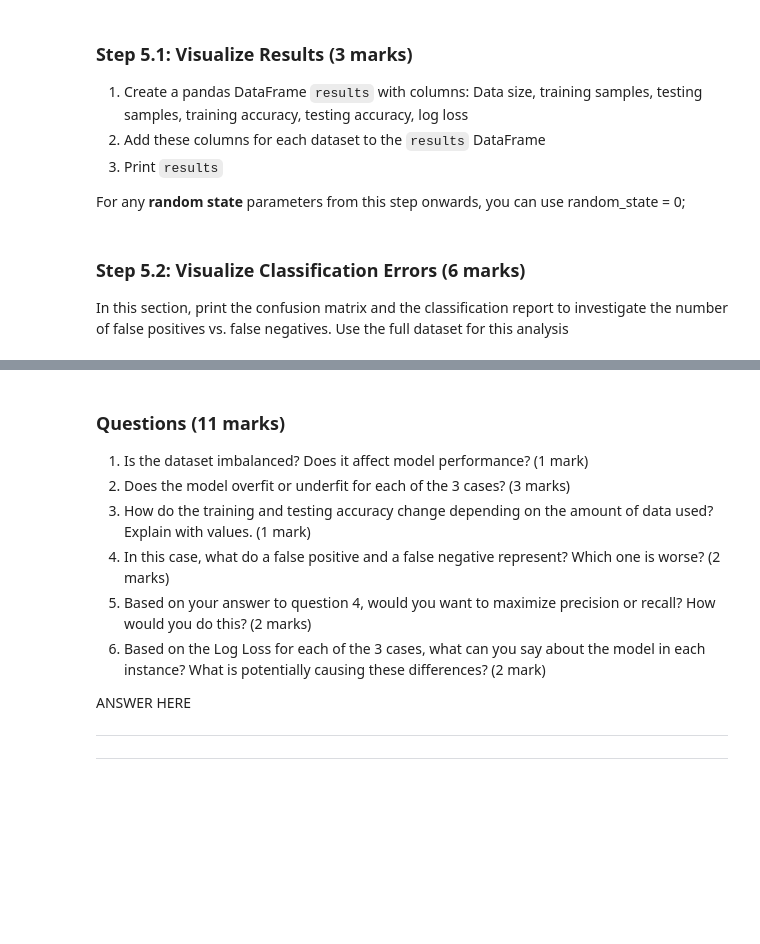
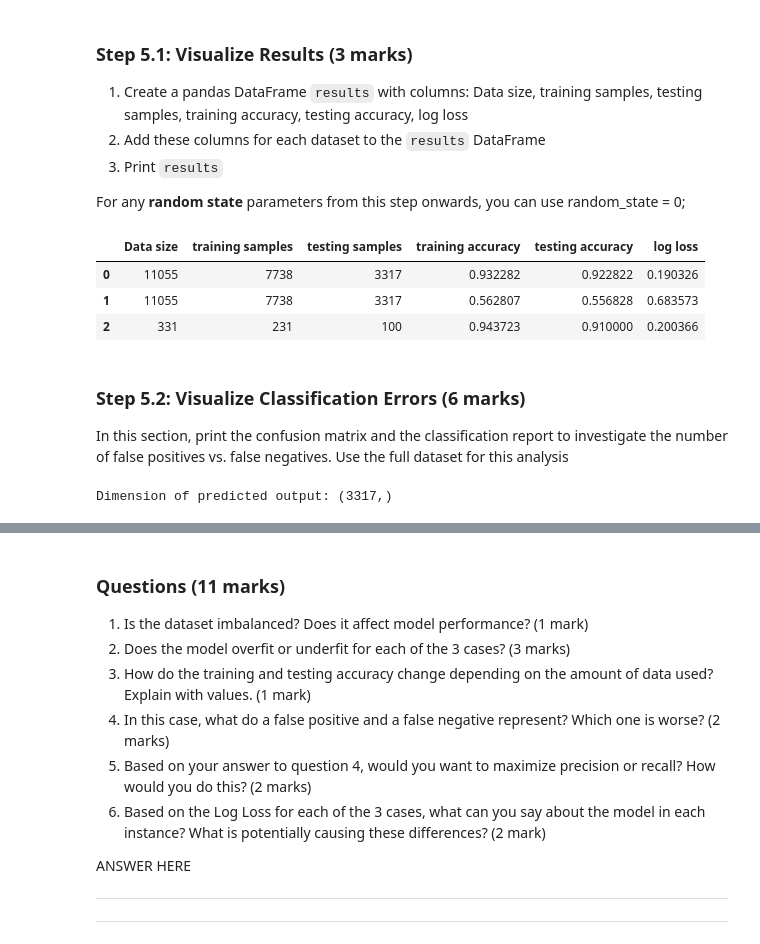
Before and after one commit to ChisomOnyeukwu/engg680_2024_fall, a Jupyter notebook: Lab_Assignment3/Assignment3.ipynb, the cells around one changed output, grey strips where cells are left out. Drawn from its saved outputs; the diff is of its cells as text; code cells hidden in the pictures; blank space fills up the shorter version.

Commit message:
Concluding step 5.2 of section 2

```diff
--- a/Lab_Assignment3/Assignment3.ipynb
+++ b/Lab_Assignment3/Assignment3.ipynb
@@ -598,3 +668,53 @@ For any **random state** parameters from this step onwards, you can use random_s
+# %%
+#TO DO: Complete steps 3,4, and 5.1 in this code block (Total 27 marks)
+
+# Note: 70% training set, 30% testing set
+# HINT: create a function that calculates all required information
+
+from sklearn.metrics import log_loss
+
+# Creating an empty DataFrame to store the results
+results = pd.DataFrame(columns=['Data size', 'training samples', 'testing samples', 'training accuracy', 'testing accuracy', 'log loss'])
+
+# Inputing function to calculate and return required information
+def calculate_metrics(X_data, y_data):
+    X_train, X_test, y_train, y_test = train_test_split(X_data, y_data, test_size=0.3, random_state=0)
+    model = LogisticRegression(max_iter=2000, random_state=0)
+    model.fit(X_train, y_train)
+
+    train_accuracy = model.score(X_train, y_train)
+    test_accuracy = model.score(X_test, y_test)
+
+    # Calculating the log loss
+    logloss = log_loss(y_test, model.predict_proba(X_test))
+
+    return pd.DataFrame([
+     {
+        'Data size': len(X_data),
+        'training samples': len(X_train),
+        'testing samples': len(X_test),
+        'training accuracy': train_accuracy,
+        'testing accuracy': test_accuracy,
+        'log loss': logloss,
+    }
+])
+
+# Calculate metics for the full dataset
+results = pd.concat([results, calculate_metrics(X, y['result'])], ignore_index=True)
+
+# Calculate metrics for the first two columns
+results = pd.concat([results, calculate_metrics(X.iloc[:, :2], y['result'])], ignore_index=True)
+
+# Calculate metrics for the smaller dataset
+results = pd.concat([results, calculate_metrics(X_small, y_small['result'])], ignore_index=True)
+
+# Print the results DataFrame
+results
+# %% [output]
+|  | Data size | training samples | testing samples | training accuracy | testing accuracy | log loss |
+| 0 | 11055 | 7738 | 3317 | 0.932282 | 0.922822 | 0.190326 |
+| 1 | 11055 | 7738 | 3317 | 0.562807 | 0.556828 | 0.683573 |
+| 2 | 331 | 231 | 100 | 0.943723 | 0.910000 | 0.200366 |
 # %% [markdown]
 ### Step 5.2: Visualize Classification Errors (6 marks)
 
@@ -602,6 +722,18 @@ In this section, print the confusion matrix and the classification report to inv
 # %%
 # TO DO: Retrieve target vector and predicted values for testing set using full dataset and print the dimension of the predicted output (2 mark)
 # Note: 70% training set, 30% testing set
+
+from sklearn.metrics import confusion_matrix, classification_report
+
+X_train, X_test, y_train, y_test = train_test_split(X, y['result'], test_size=0.3, random_state=0)
+model = LogisticRegression(max_iter=2000, random_state=0)
+model.fit(X_train, y_train)
+
+# Predict on the test set
+y_pred = model.predict(X_test)
+print(f"Dimension of predicted output: {y_pred.shape}")
+# %% [output]
+Dimension of predicted output: (3317,)
 # %%
 import seaborn as sns
 
```
Also changed, not shown: parts of 11 cells of this notebook.
